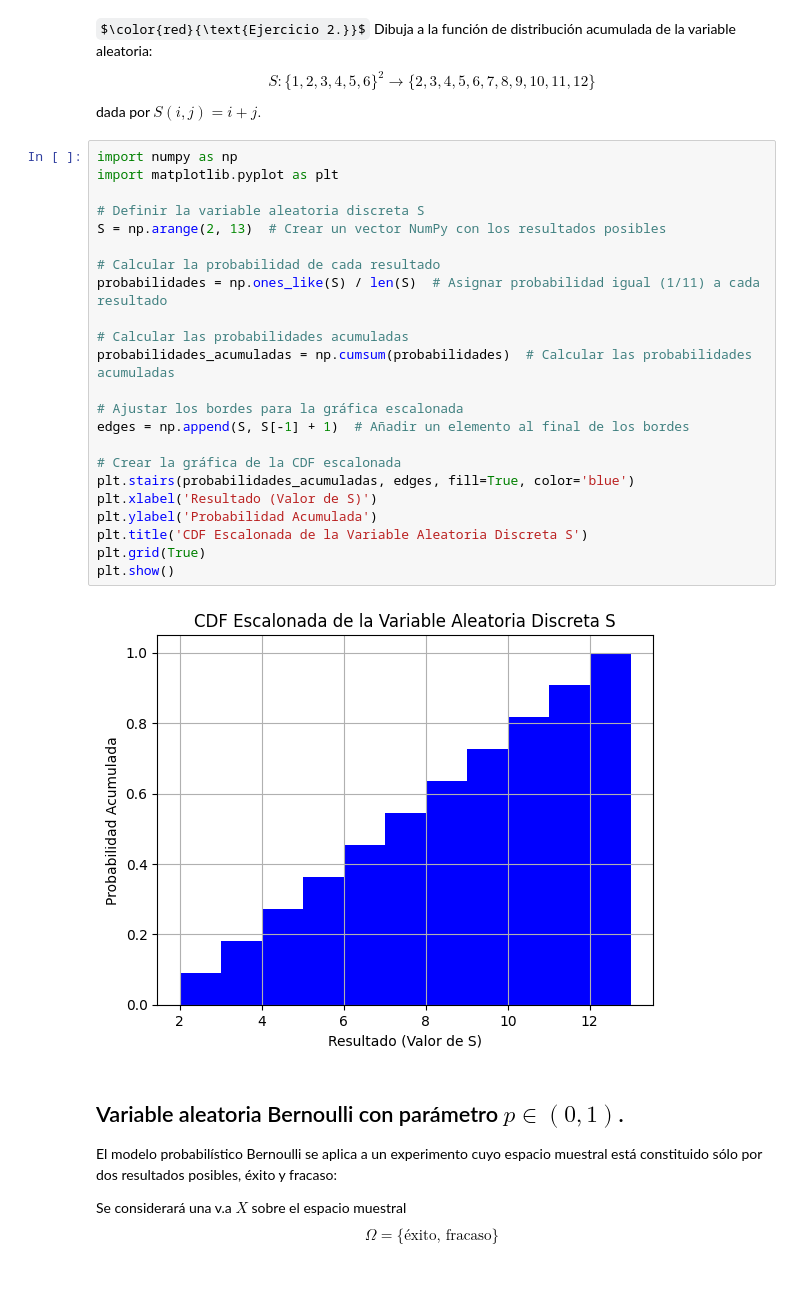
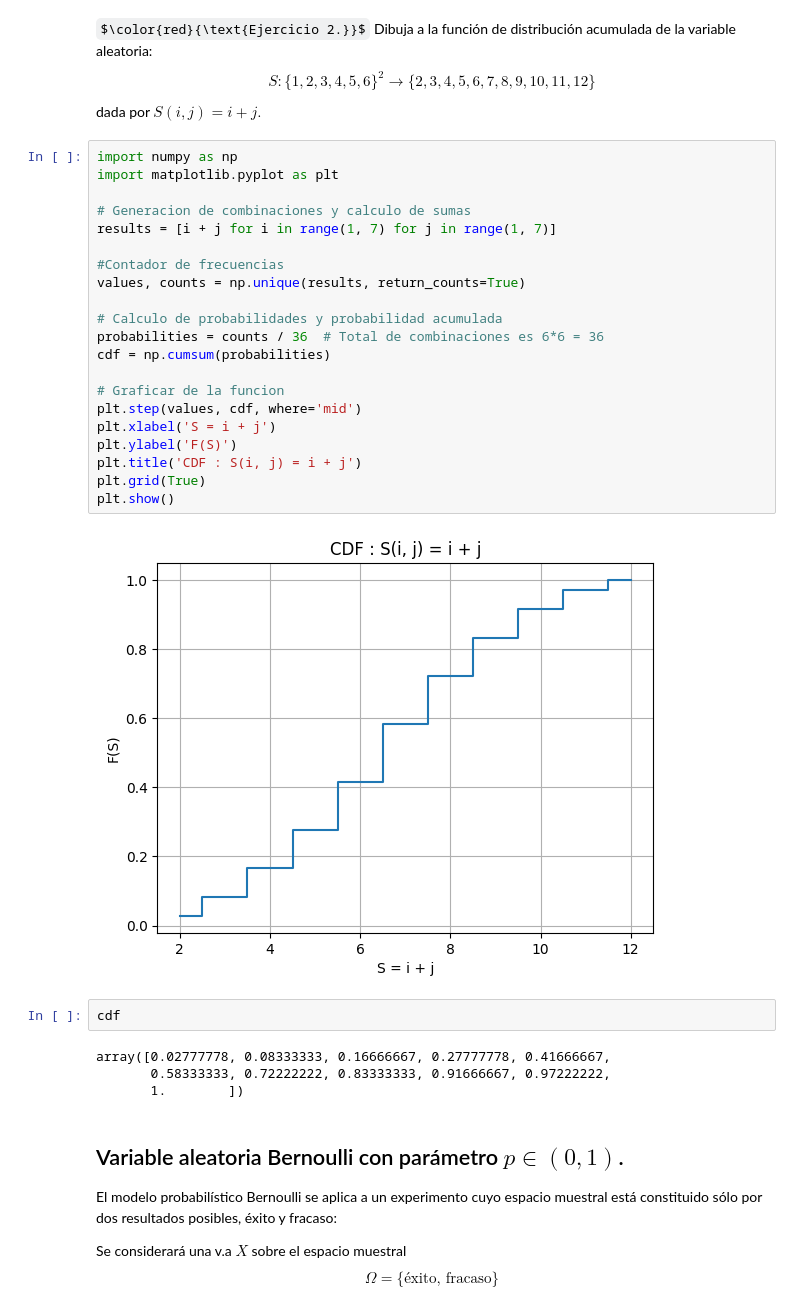
Before and after one commit to IvaNHo3Fe/modelos_estadisticos, a Jupyter notebook: Variables_aleatorias_discretas_Equipo2 (Ejercicios).ipynb, the cells around one changed output. Drawn from its saved outputs; the diff is of its cells as text; some formulas as TeX source; blank space fills up the shorter version.

```diff
--- a/Variables_aleatorias_discretas_Equipo2 (Ejercicios).ipynb
+++ b/Variables_aleatorias_discretas_Equipo2 (Ejercicios).ipynb
@@ -98,28 +98,32 @@ $S(i,j)=i+j.$
 # %%
 import numpy as np
 import matplotlib.pyplot as plt
 
-# Definir la variable aleatoria discreta S
-S = np.arange(2, 13)  # Crear un vector NumPy con los resultados posibles
+# Generacion de combinaciones y calculo de sumas
+results = [i + j for i in range(1, 7) for j in range(1, 7)]
 
-# Calcular la probabilidad de cada resultado
-probabilidades = np.ones_like(S) / len(S)  # Asignar probabilidad igual (1/11) a cada resultado
+#Contador de frecuencias
+values, counts = np.unique(results, return_counts=True)
 
-# Calcular las probabilidades acumuladas
-probabilidades_acumuladas = np.cumsum(probabilidades)  # Calcular las probabilidades acumuladas
+# Calculo de probabilidades y probabilidad acumulada
+probabilities = counts / 36  # Total de combinaciones es 6*6 = 36
+cdf = np.cumsum(probabilities)
 
-# Ajustar los bordes para la gráfica escalonada
-edges = np.append(S, S[-1] + 1)  # Añadir un elemento al final de los bordes
-
-# Crear la gráfica de la CDF escalonada
-plt.stairs(probabilidades_acumuladas, edges, fill=True, color='blue')
-plt.xlabel('Resultado (Valor de S)')
-plt.ylabel('Probabilidad Acumulada')
-plt.title('CDF Escalonada de la Variable Aleatoria Discreta S')
+# Graficar de la funcion
+plt.step(values, cdf, where='mid')
+plt.xlabel('S = i + j')
+plt.ylabel('F(S)')
+plt.title('CDF : S(i, j) = i + j')
 plt.grid(True)
 plt.show()
 # %% [output]
-[figure, old version]
+[figure, new version]
+# %%
+cdf
+# %% [output]
+array([0.02777778, 0.08333333, 0.16666667, 0.27777778, 0.41666667,
+       0.58333333, 0.72222222, 0.83333333, 0.91666667, 0.97222222,
+       1.        ])
 # %% [markdown]
 ## Variable aleatoria Bernoulli con parámetro $p\in (0,1)$.
 
```
Also changed, not shown: parts of 4 cells of this notebook.
